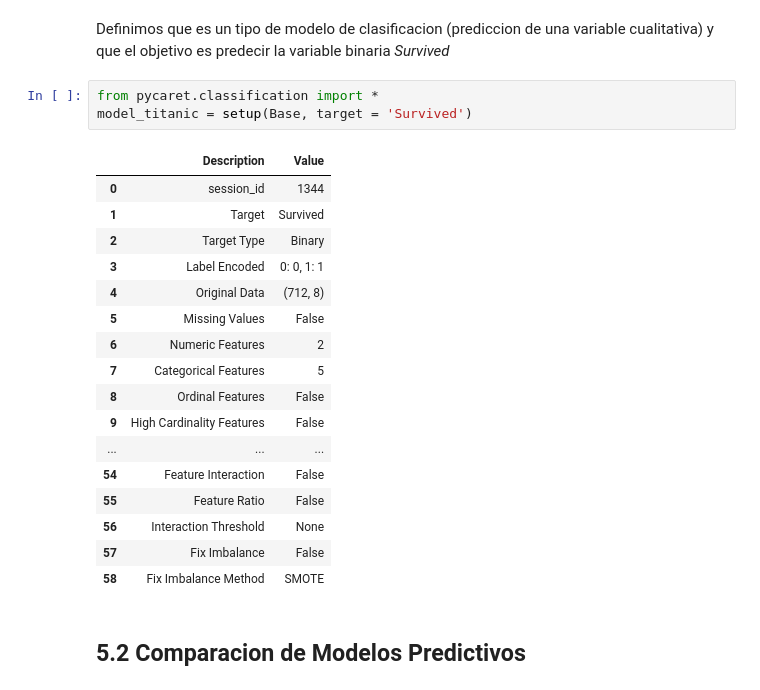
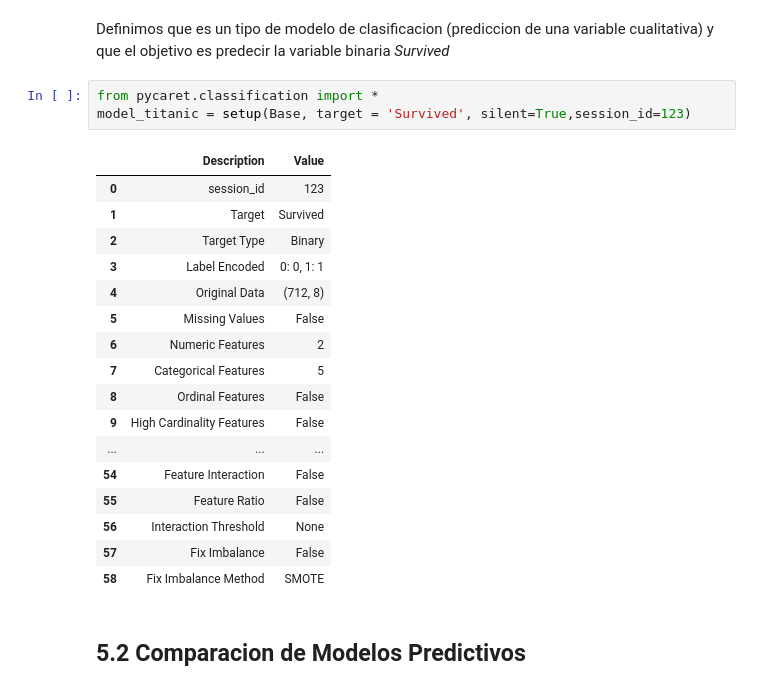
Before and after one commit to diegojeda/Titanic, a Jupyter notebook: Titanic.ipynb, the cells around one changed output. Saved outputs shown, nothing was run; the diff lists cells and outputs as text.

```diff
--- a/Titanic.ipynb
+++ b/Titanic.ipynb
@@ -409,10 +427,10 @@ Base
 Definimos que es un tipo de modelo de clasificacion (prediccion de una variable cualitativa) y que el objetivo es predecir la variable binaria *Survived*
 # %%
 from pycaret.classification import *
-model_titanic = setup(Base, target = 'Survived')
+model_titanic = setup(Base, target = 'Survived', silent=True,session_id=123)
 # %% [output]
 |  | Description | Value |
-| 0 | session_id | 1344 |
+| 0 | session_id | 123 |
 | 1 | Target | Survived |
 | 2 | Target Type | Binary |
 | 3 | Label Encoded | 0: 0, 1: 1 |
```
Also changed, not shown: parts of 31 cells of this notebook.
